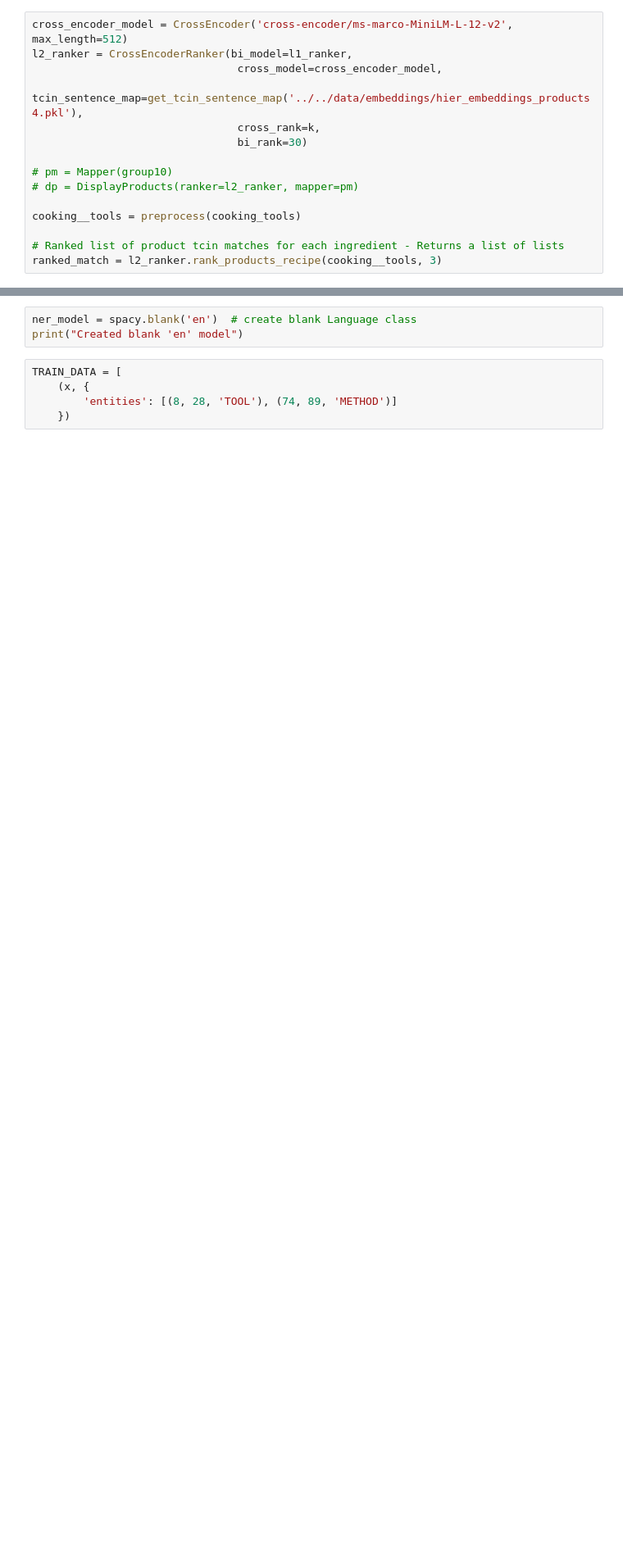
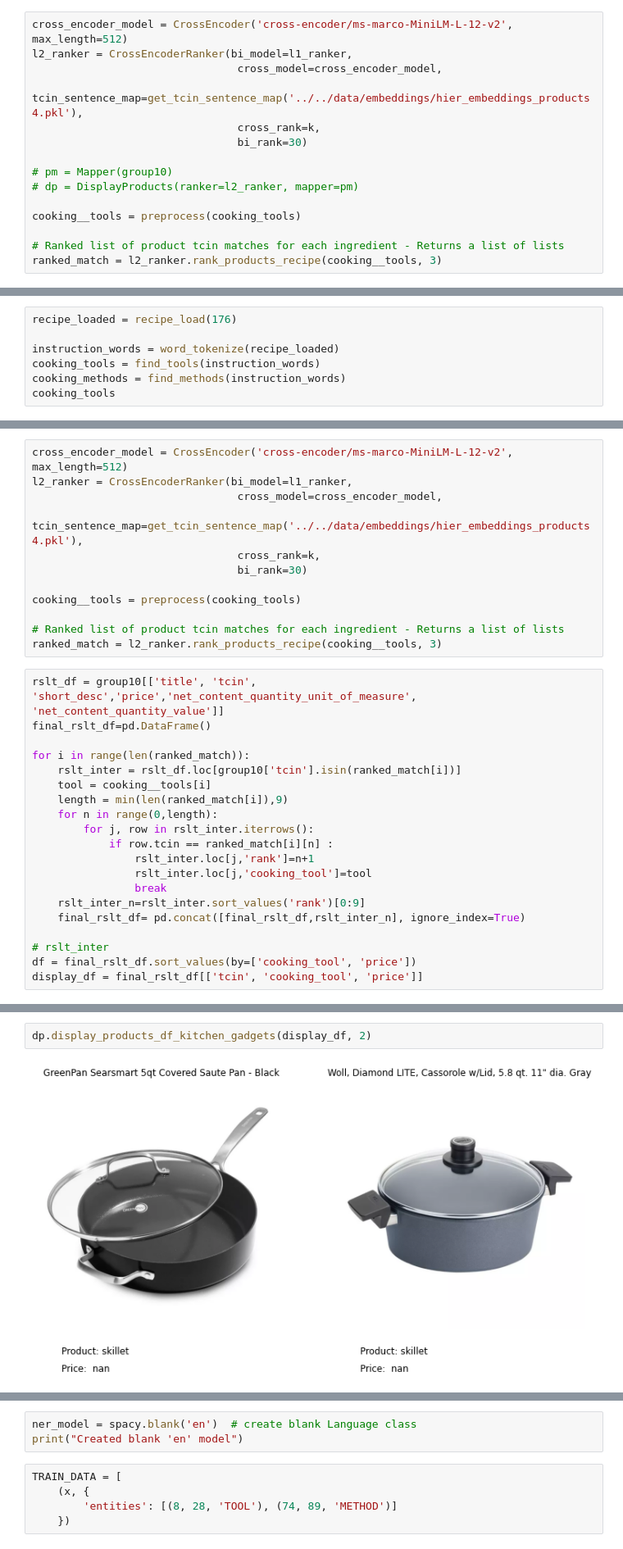
Before and after one commit to dianewoodbridge/target_recipe_project, a Jupyter notebook: code/notebook/recipe_kitchen_gadgets.ipynb, the cells around one changed output, grey strips where cells are left out. Shown at 82% size. Drawn from its saved outputs; the diff is of its cells as text; blank space fills up the shorter version.

```diff
--- a/code/notebook/recipe_kitchen_gadgets.ipynb
+++ b/code/notebook/recipe_kitchen_gadgets.ipynb
@@ -215,0 +212,7 @@ dp.display_products_df_kitchen_gadgets(display_df, 2)
+# %%
+recipe_loaded = recipe_load(176)
+
+instruction_words = word_tokenize(recipe_loaded)
+cooking_tools = find_tools(instruction_words)
+cooking_methods = find_methods(instruction_words)
+cooking_tools
@@ -215,0 +243,32 @@ dp.display_products_df_kitchen_gadgets(display_df, 2)
+# %%
+cross_encoder_model = CrossEncoder('cross-encoder/ms-marco-MiniLM-L-12-v2', max_length=512)
+l2_ranker = CrossEncoderRanker(bi_model=l1_ranker,
+                                cross_model=cross_encoder_model,
+                                tcin_sentence_map=get_tcin_sentence_map('../../data/embeddings/hier_embeddings_products4.pkl'),
+                                cross_rank=k,
+                                bi_rank=30)
+
+cooking__tools = preprocess(cooking_tools)
+
+# Ranked list of product tcin matches for each ingredient - Returns a list of lists
+ranked_match = l2_ranker.rank_products_recipe(cooking__tools, 3)
+# %%
+rslt_df = group10[['title', 'tcin', 'short_desc','price','net_content_quantity_unit_of_measure', 'net_content_quantity_value']]
+final_rslt_df=pd.DataFrame()
+
+for i in range(len(ranked_match)):
+    rslt_inter = rslt_df.loc[group10['tcin'].isin(ranked_match[i])]
+    tool = cooking__tools[i]
+    length = min(len(ranked_match[i]),9)
+    for n in range(0,length):
+        for j, row in rslt_inter.iterrows():
+            if row.tcin == ranked_match[i][n] :
+                rslt_inter.loc[j,'rank']=n+1
+                rslt_inter.loc[j,'cooking_tool']=tool
+                break
+    rslt_inter_n=rslt_inter.sort_values('rank')[0:9]
+    final_rslt_df= pd.concat([final_rslt_df,rslt_inter_n], ignore_index=True)
+
+# rslt_inter
+df = final_rslt_df.sort_values(by=['cooking_tool', 'price'])
+display_df = final_rslt_df[['tcin', 'cooking_tool', 'price']]
@@ -215,0 +286,4 @@ dp.display_products_df_kitchen_gadgets(display_df, 2)
+# %%
+dp.display_products_df_kitchen_gadgets(display_df, 2)
+# %% [output]
+[figure, added]
```
Also changed, not shown: parts of 12 cells of this notebook, 4 other files.
